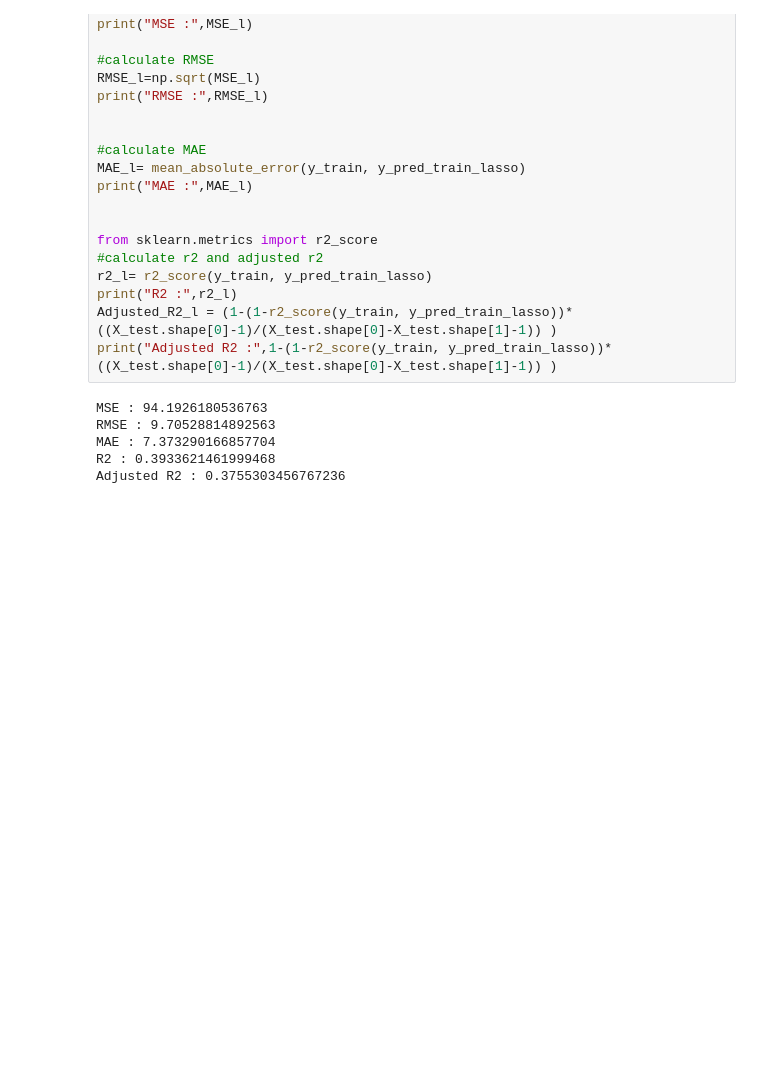
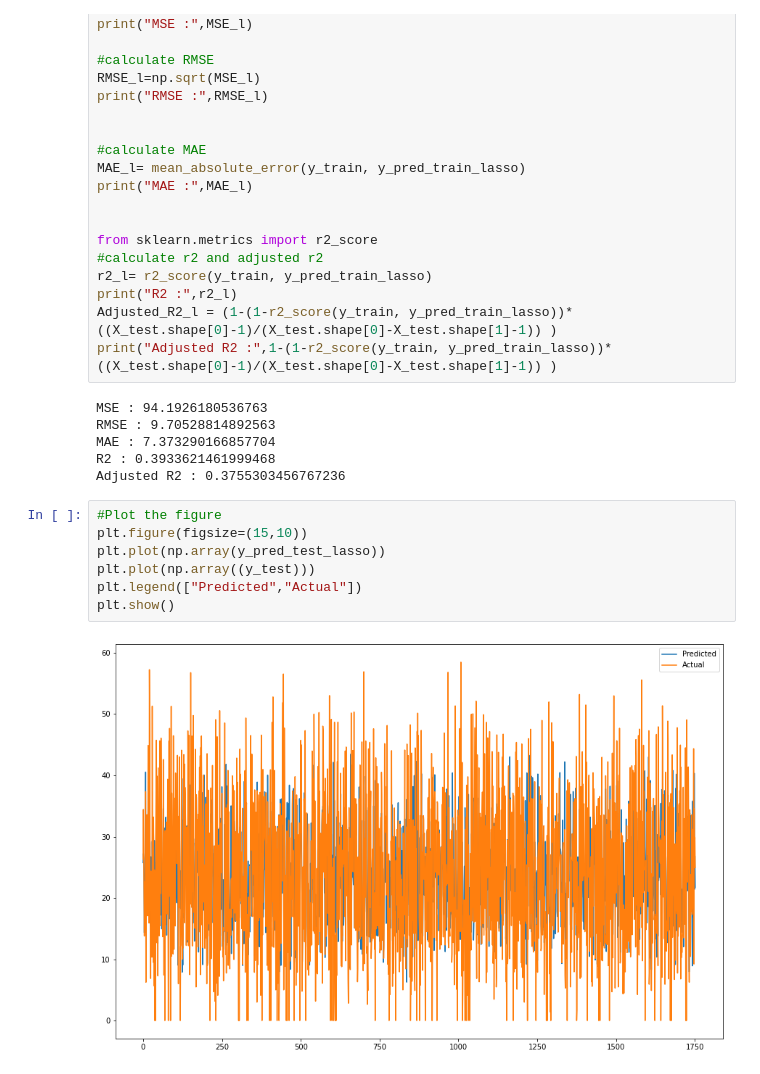
Before and after one commit to shahfaissalDharwad/Seoul-Bike-Sharing-Demand-Prediction-linear-regression-, a Jupyter notebook: Bike_Sharing_Demand_Prediction_Capstone_Project2.ipynb, the cells around one changed output. Saved outputs shown, nothing was run; the diff lists cells and outputs as text; blank space fills up the shorter version.

```diff
--- a/Bike_Sharing_Demand_Prediction_Capstone_Project2.ipynb
+++ b/Bike_Sharing_Demand_Prediction_Capstone_Project2.ipynb
@@ -792,3 +794,12 @@ RMSE : 9.70528814892563
 MAE : 7.373290166857704
 R2 : 0.3933621461999468
 Adjusted R2 : 0.3755303456767236
+# %%
+#Plot the figure
+plt.figure(figsize=(15,10))
+plt.plot(np.array(y_pred_test_lasso))
+plt.plot(np.array((y_test)))
+plt.legend(["Predicted","Actual"])
+plt.show()
+# %% [output]
+[figure, added]
```
Also changed, not shown: parts of 10 cells of this notebook.
